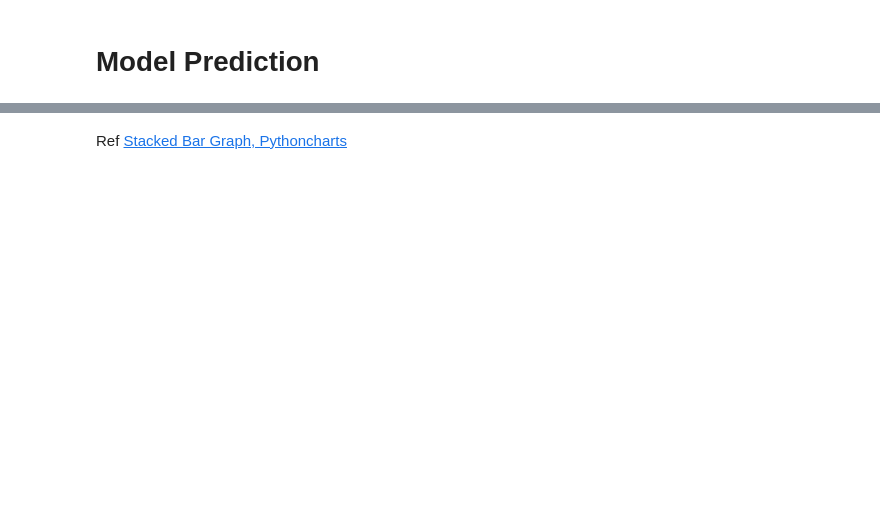
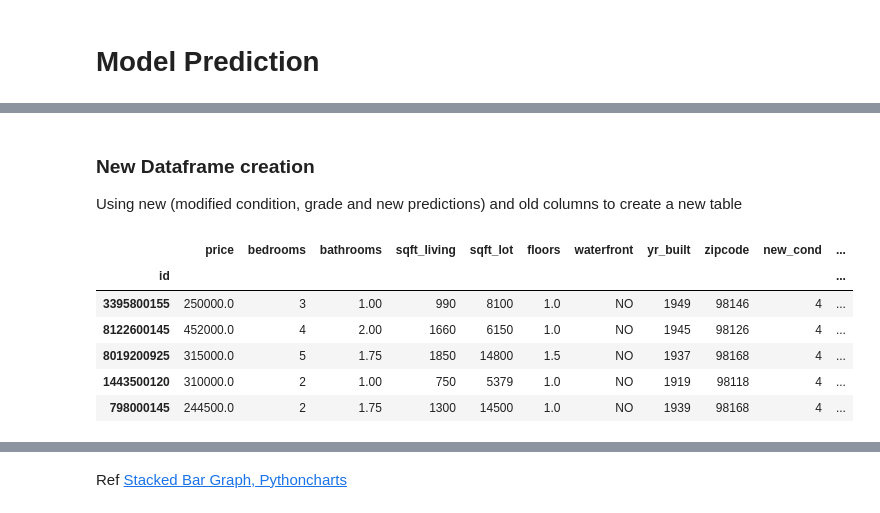
Before and after one commit to Dmvinedata/dsc-phase-2-project-v2-3, a Jupyter notebook: student.ipynb, the cells around one changed output, grey strips where cells are left out. Cells and saved outputs as stored; diff of their text form; code cells hidden in the pictures; blank space fills up the shorter version.

```diff
--- a/student.ipynb
+++ b/student.ipynb
@@ -1514,0 +1572,15 @@ agg_zips[["org_value", "pred_value"]].sum(axis = 1)
+# %% [markdown]
+### New Dataframe creation
+Using new (modified condition, grade and new predictions) and old columns to create a new table
+# %%
+#Replacing value names
+re_new = re_new.rename(columns={'cond_num': "new_cond",'grade_num': "new_grade" })
+re_new.head()
+# %% [output]
+|  | price | bedrooms | bathrooms | sqft_living | sqft_lot | floors | waterfront | yr_built | zipcode | new_cond | ... |
+| id |  |  |  |  |  |  |  |  |  |  | ... |
+| 3395800155 | 250000.0 | 3 | 1.00 | 990 | 8100 | 1.0 | NO | 1949 | 98146 | 4 | ... |
+| 8122600145 | 452000.0 | 4 | 2.00 | 1660 | 6150 | 1.0 | NO | 1945 | 98126 | 4 | ... |
+| 8019200925 | 315000.0 | 5 | 1.75 | 1850 | 14800 | 1.5 | NO | 1937 | 98168 | 4 | ... |
+| 1443500120 | 310000.0 | 2 | 1.00 | 750 | 5379 | 1.0 | NO | 1919 | 98118 | 4 | ... |
+| 798000145 | 244500.0 | 2 | 1.75 | 1300 | 14500 | 1.0 | NO | 1939 | 98168 | 4 | ... |
```
Also changed, not shown: parts of 92 cells of this notebook.
